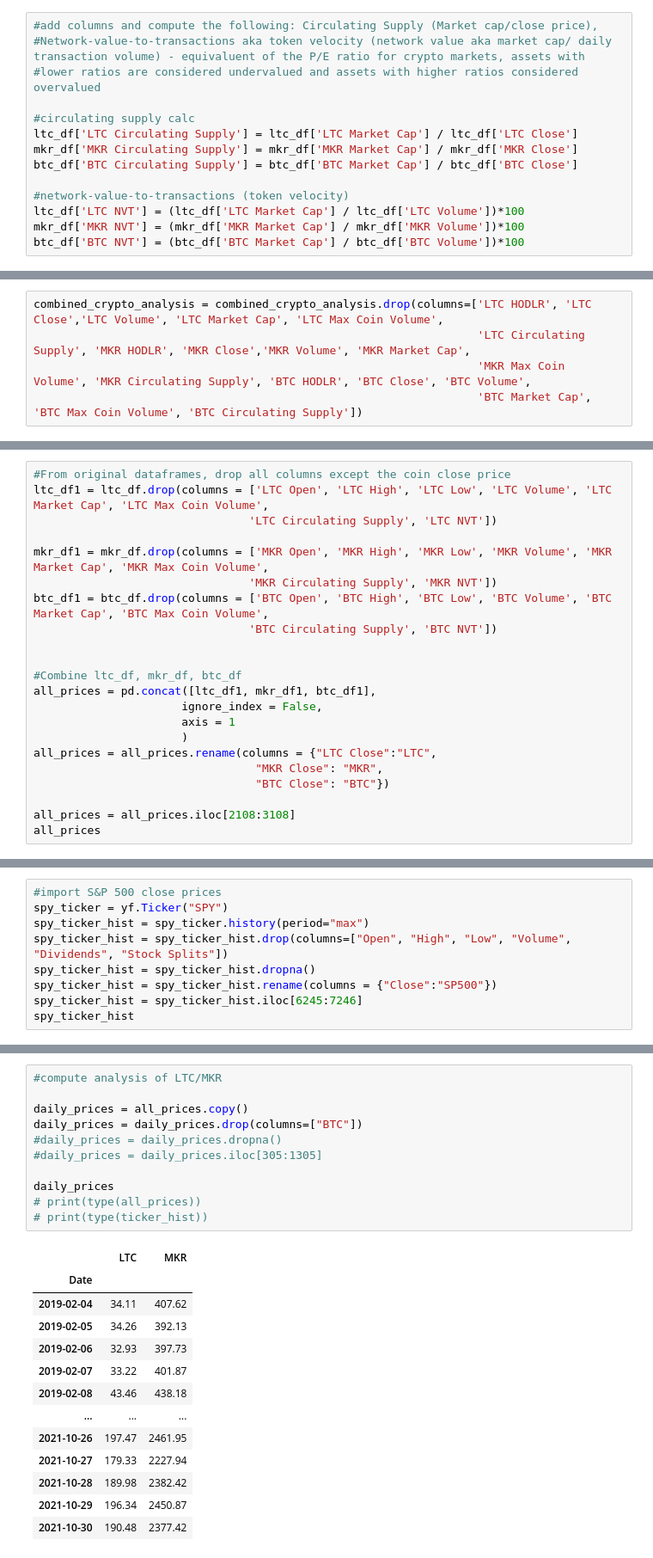
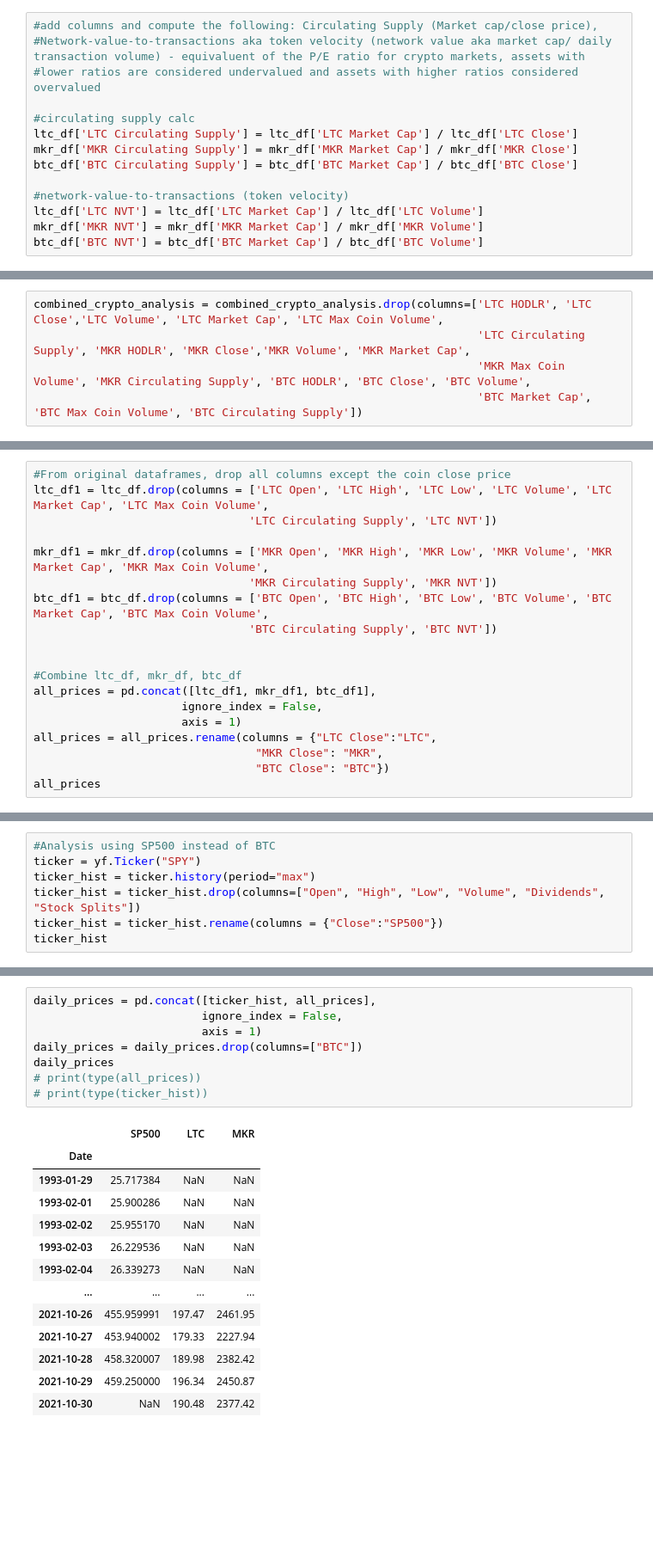
Before and after one commit to nairrekhabr/Project_3, a Jupyter notebook: ltc_mkr_analysis/LTC_MKR_analysis.ipynb, the cells around one changed output, grey strips where cells are left out. Shown at 86% size. Cells and saved outputs as stored; diff of their text form; blank space fills up the shorter version.

```diff
--- a/ltc_mkr_analysis/LTC_MKR_analysis.ipynb
+++ b/ltc_mkr_analysis/LTC_MKR_analysis.ipynb
@@ -84,9 +78,9 @@ mkr_df['MKR Circulating Supply'] = mkr_df['MKR Market Cap'] / mkr_df['MKR Close'
 btc_df['BTC Circulating Supply'] = btc_df['BTC Market Cap'] / btc_df['BTC Close']
 
 #network-value-to-transactions (token velocity)
-ltc_df['LTC NVT'] = (ltc_df['LTC Market Cap'] / ltc_df['LTC Volume'])*100
-mkr_df['MKR NVT'] = (mkr_df['MKR Market Cap'] / mkr_df['MKR Volume'])*100
-btc_df['BTC NVT'] = (btc_df['BTC Market Cap'] / btc_df['BTC Volume'])*100
+ltc_df['LTC NVT'] = ltc_df['LTC Market Cap'] / ltc_df['LTC Volume']
+mkr_df['MKR NVT'] = mkr_df['MKR Market Cap'] / mkr_df['MKR Volume']
+btc_df['BTC NVT'] = btc_df['BTC Market Cap'] / btc_df['BTC Volume']
 # %%
 mkr_df
 # %% [output]
@@ -321,13 +315,10 @@ btc_df1 = btc_df.drop(columns = ['BTC Open', 'BTC High', 'BTC Low', 'BTC Volume'
 #Combine ltc_df, mkr_df, btc_df
 all_prices = pd.concat([ltc_df1, mkr_df1, btc_df1],
                       ignore_index = False,
-                      axis = 1
-                      )
+                      axis = 1)
 all_prices = all_prices.rename(columns = {"LTC Close":"LTC",
                                  "MKR Close": "MKR",
                                  "BTC Close": "BTC"})
-
-all_prices = all_prices.iloc[2108:3108]
 all_prices
 # %% [output]
 |  | LTC | MKR | BTC |
@@ -505,12 +428,10 @@ crypto_metrics
 # %%
-#import S&P 500 close prices
-spy_ticker = yf.Ticker("SPY")
-spy_ticker_hist = spy_ticker.history(period="max")
-spy_ticker_hist = spy_ticker_hist.drop(columns=["Open", "High", "Low", "Volume", "Dividends", "Stock Splits"])
-spy_ticker_hist = spy_ticker_hist.dropna()
-spy_ticker_hist = spy_ticker_hist.rename(columns = {"Close":"SP500"})
-spy_ticker_hist = spy_ticker_hist.iloc[6245:7246]
-spy_ticker_hist
+#Analysis using SP500 instead of BTC
+ticker = yf.Ticker("SPY")
+ticker_hist = ticker.history(period="max")
+ticker_hist = ticker_hist.drop(columns=["Open", "High", "Low", "Volume", "Dividends", "Stock Splits"])
+ticker_hist = ticker_hist.rename(columns = {"Close":"SP500"})
+ticker_hist
 # %% [output]
 |  | SP500 |
 | Date |  |
@@ -609,25 +450,22 @@ Date
 # %%
-#compute analysis of LTC/MKR
-
-daily_prices = all_prices.copy()
+daily_prices = pd.concat([ticker_hist, all_prices],
+                         ignore_index = False,
+                         axis = 1)
 daily_prices = daily_prices.drop(columns=["BTC"])
-#daily_prices = daily_prices.dropna()
-#daily_prices = daily_prices.iloc[305:1305]
-
 daily_prices
 # print(type(all_prices))
 # print(type(ticker_hist))
 # %% [output]
-|  | LTC | MKR |
-| Date |  |  |
-| 2019-02-04 | 34.11 | 407.62 |
-| 2019-02-05 | 34.26 | 392.13 |
-| 2019-02-06 | 32.93 | 397.73 |
-| 2019-02-07 | 33.22 | 401.87 |
-| 2019-02-08 | 43.46 | 438.18 |
-| ... | ... | ... |
-| 2021-10-26 | 197.47 | 2461.95 |
-| 2021-10-27 | 179.33 | 2227.94 |
-| 2021-10-28 | 189.98 | 2382.42 |
-| 2021-10-29 | 196.34 | 2450.87 |
-| 2021-10-30 | 190.48 | 2377.42 |
+|  | SP500 | LTC | MKR |
+| Date |  |  |  |
+| 1993-01-29 | 25.717384 | NaN | NaN |
+| 1993-02-01 | 25.900286 | NaN | NaN |
+| 1993-02-02 | 25.955170 | NaN | NaN |
+| 1993-02-03 | 26.229536 | NaN | NaN |
+| 1993-02-04 | 26.339273 | NaN | NaN |
+| ... | ... | ... | ... |
+| 2021-10-26 | 455.959991 | 197.47 | 2461.95 |
+| 2021-10-27 | 453.940002 | 179.33 | 2227.94 |
+| 2021-10-28 | 458.320007 | 189.98 | 2382.42 |
+| 2021-10-29 | 459.250000 | 196.34 | 2450.87 |
+| 2021-10-30 | NaN | 190.48 | 2377.42 |
```
Also changed, not shown: parts of 39 cells of this notebook.
